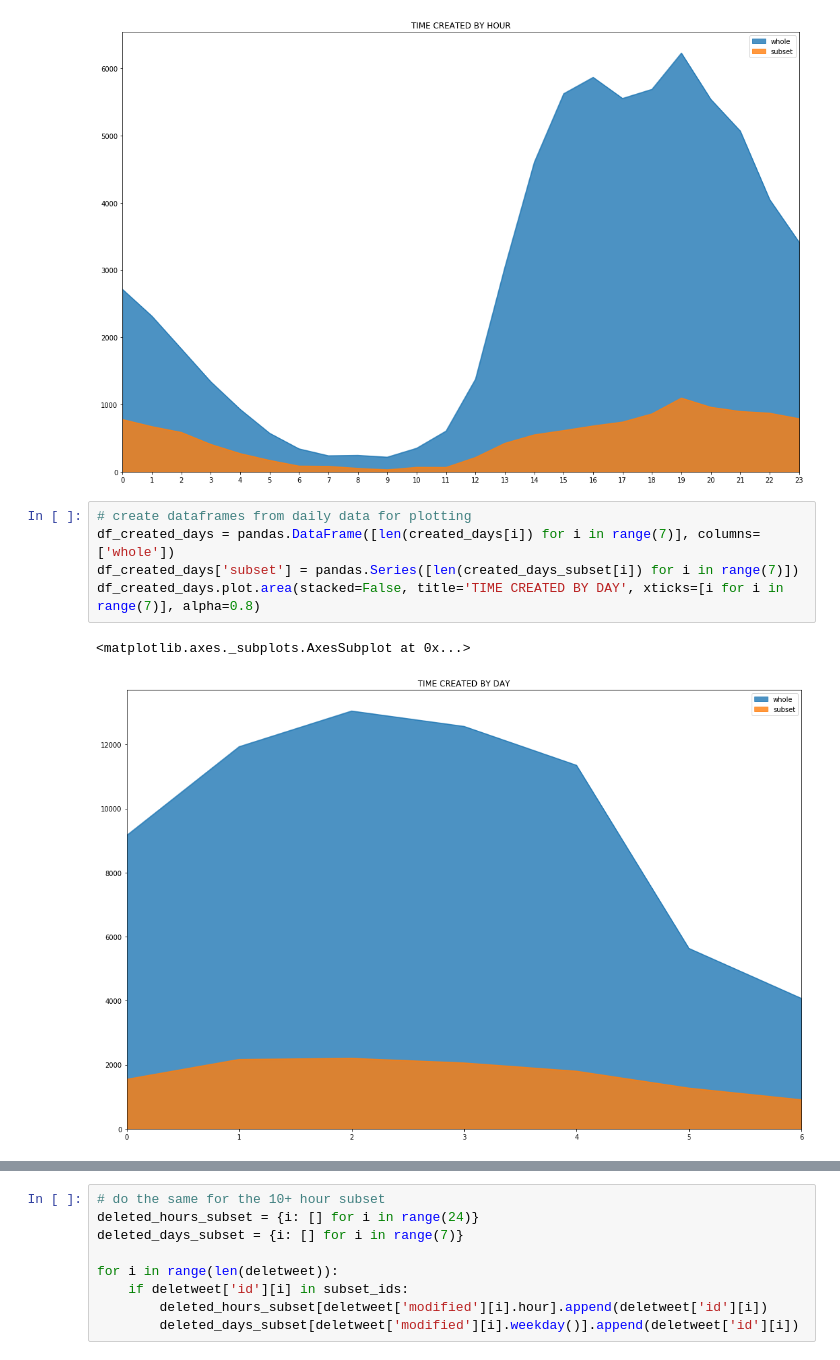
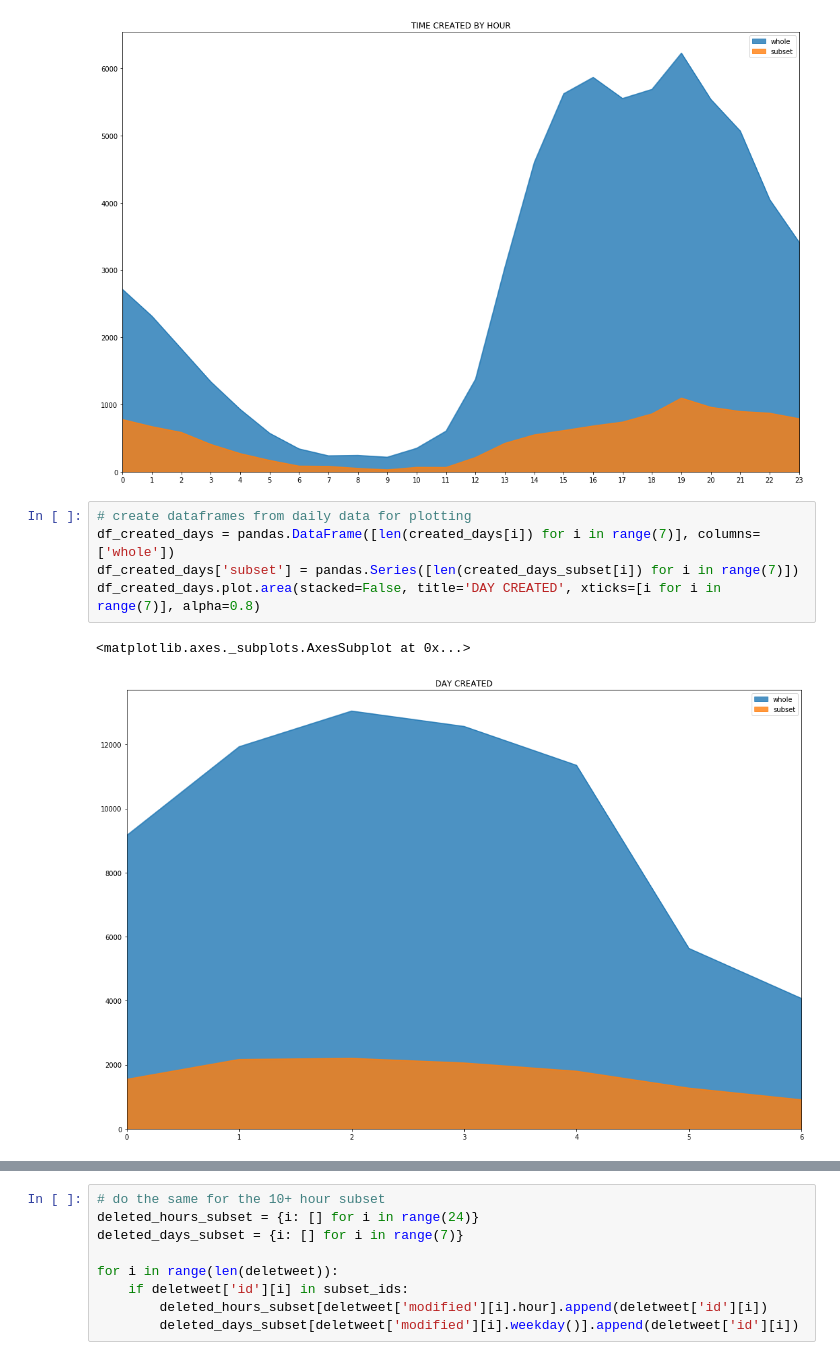
Before and after one commit to barlaensdoonn/ML310-final-project, a Jupyter notebook: notebooks/deletweet-deletion-times.ipynb, the cells around one changed output, grey strips where cells are left out. Saved outputs shown, nothing was run; the diff lists cells and outputs as text.

```diff
--- a/notebooks/deletweet-deletion-times.ipynb
+++ b/notebooks/deletweet-deletion-times.ipynb
@@ -317,9 +321,9 @@ df_created_hours.plot.area(stacked=False, title='TIME CREATED BY HOUR', xticks=[
 # %%
 # create dataframes from daily data for plotting
 df_created_days = pandas.DataFrame([len(created_days[i]) for i in range(7)], columns=['whole'])
 df_created_days['subset'] = pandas.Series([len(created_days_subset[i]) for i in range(7)])
-df_created_days.plot.area(stacked=False, title='TIME CREATED BY DAY', xticks=[i for i in range(7)], alpha=0.8)
+df_created_days.plot.area(stacked=False, title='DAY CREATED', xticks=[i for i in range(7)], alpha=0.8)
 # %% [output]
 <matplotlib.axes._subplots.AxesSubplot at 0x...>
-[figure, old version]
+[figure, new version]
 # %%
```
Also changed, not shown: parts of 24 cells of this notebook.
